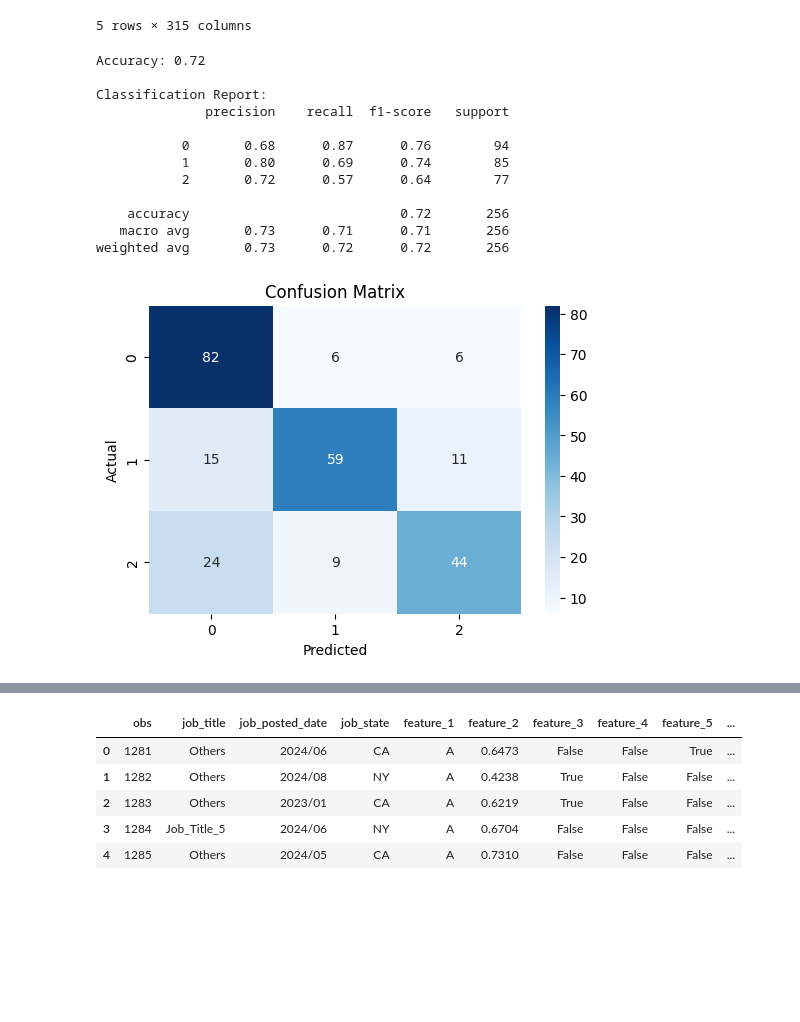
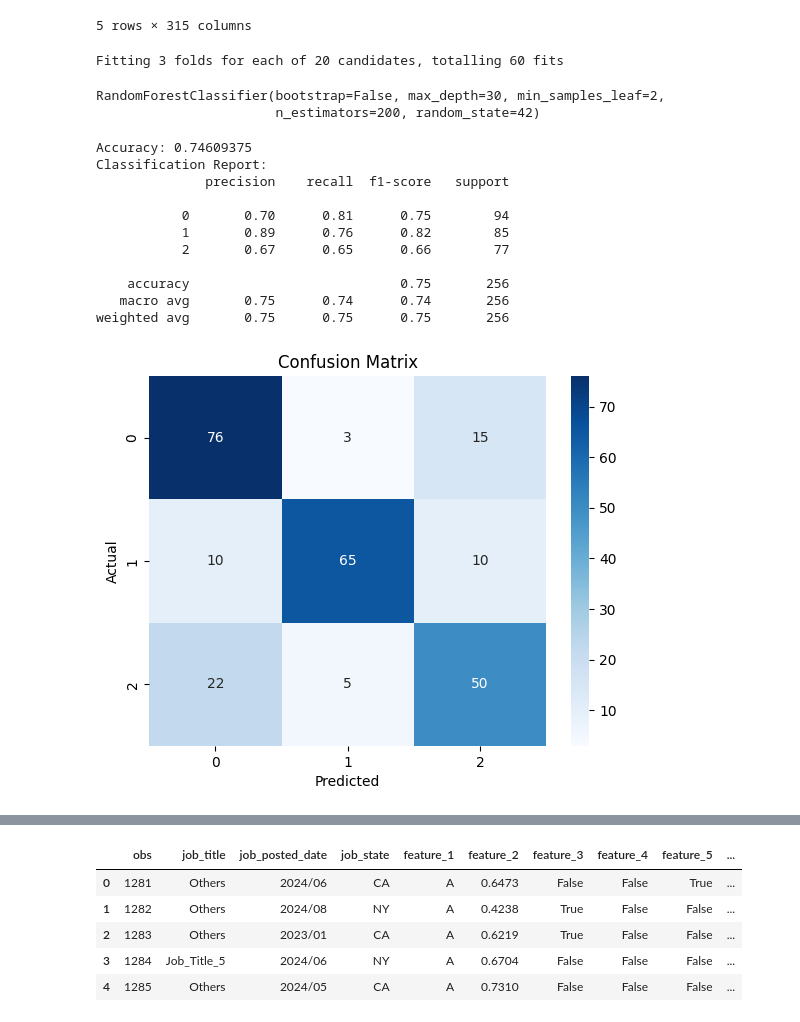
Before and after one commit to edwin16804/Engineers_Salary_Prediction, a Jupyter notebook: main.ipynb, the cells around one changed output, grey strips where cells are left out. Drawn from its saved outputs; the diff is of its cells as text; code cells hidden in the pictures; blank space fills up the shorter version.

```diff
--- a/main.ipynb
+++ b/main.ipynb
@@ -88,39 +93,53 @@ y=train_df['salary_category']
 # Split the data into training and testing sets
 X_train, X_test, y_train, y_test = train_test_split(X, y, test_size=0.2, random_state=42)
 
-# Initialize and train the Random Forest model
-model = RandomForestClassifier()
-model.fit(X_train, y_train)
+param_dist = {
+    'n_estimators': [100, 200, 300],
+    'max_depth': [None, 10, 20, 30],
+    'min_samples_split': [2, 5, 10],
+    'min_samples_leaf': [1, 2, 4],
+    'bootstrap': [True, False]
+}
 
-# Make predictions
-y_pred = model.predict(X_test)
+rfc = RandomForestClassifier(random_state=42)
+search = RandomizedSearchCV(rfc, param_distributions=param_dist, n_iter=20, cv=3, n_jobs=-1, verbose=1)
+search.fit(X_train, y_train)
+best_model = search.best_estimator_
 
-# Evaluate the model
-accuracy = accuracy_score(y_test, y_pred)
-print(f"Accuracy: {accuracy:.2f}")
+importances = best_model.feature_importances_
+feature_names = X.columns
+important_features = feature_names[np.argsort(importances)[-20:]]  # Top 20
 
-print("\nClassification Report:")
-print(classification_report(y_test, y_pred))
-
-# Confusion Matrix
-conf_matrix = confusion_matrix(y_test, y_pred)
-plt.figure(figsize=(6, 4))
-sns.heatmap(conf_matrix, annot=True, fmt='d', cmap='Blues', xticklabels=model.classes_, yticklabels=model.classes_)
-plt.xlabel('Predicted')
-plt.ylabel('Actual')
-plt.title('Confusion Matrix')
-plt.show()
+X_train_imp = X_train[important_features]
+X_test_imp = X_test[important_features]
+best_model.fit(X_train_imp, y_train)
 # %% [output]
-Accuracy: 0.72
-
-Classification Report:
-              precision    recall  f1-score   support
-
-           0       0.68      0.87      0.76        94
-           1       0.80      0.69      0.74        85
-           2       0.72      0.57      0.64        77
-
-    accuracy                           0.72       256
-   macro avg       0.73      0.71      0.71       256
-weighted avg       0.73      0.72      0.72       256
+Fitting 3 folds for each of 20 candidates, totalling 60 fits
-[figure, removed]
+RandomForestClassifier(bootstrap=False, max_depth=30, min_samples_leaf=2,
+                       n_estimators=200, random_state=42)
+# %%
+y_pred = best_model.predict(X_test_imp)
+
+print("Accuracy:", accuracy_score(y_test, y_pred))
+print("Classification Report:")
+print(classification_report(y_test, y_pred))
+
+conf_matrix = confusion_matrix(y_test, y_pred)
+sns.heatmap(conf_matrix, annot=True, cmap='Blues')
+plt.xlabel("Predicted")
+plt.ylabel("Actual")
+plt.title("Confusion Matrix")
+plt.show()
+# %% [output]
+Accuracy: 0.74609375
+Classification Report:
+              precision    recall  f1-score   support
+
+           0       0.70      0.81      0.75        94
+           1       0.89      0.76      0.82        85
+           2       0.67      0.65      0.66        77
+
+    accuracy                           0.75       256
+   macro avg       0.75      0.74      0.74       256
+weighted avg       0.75      0.75      0.75       256
+[figure, added]
```
Also changed, not shown: parts of 4 cells of this notebook, 1 other file.
